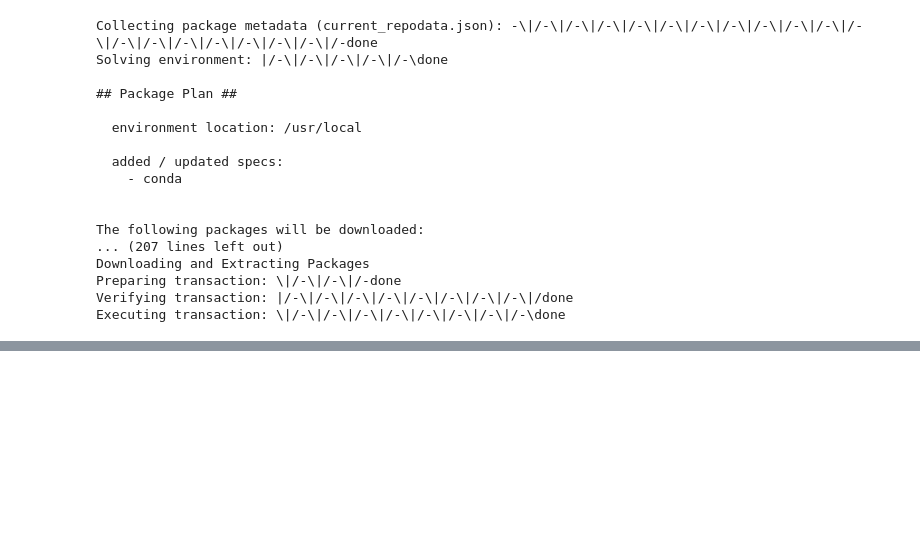
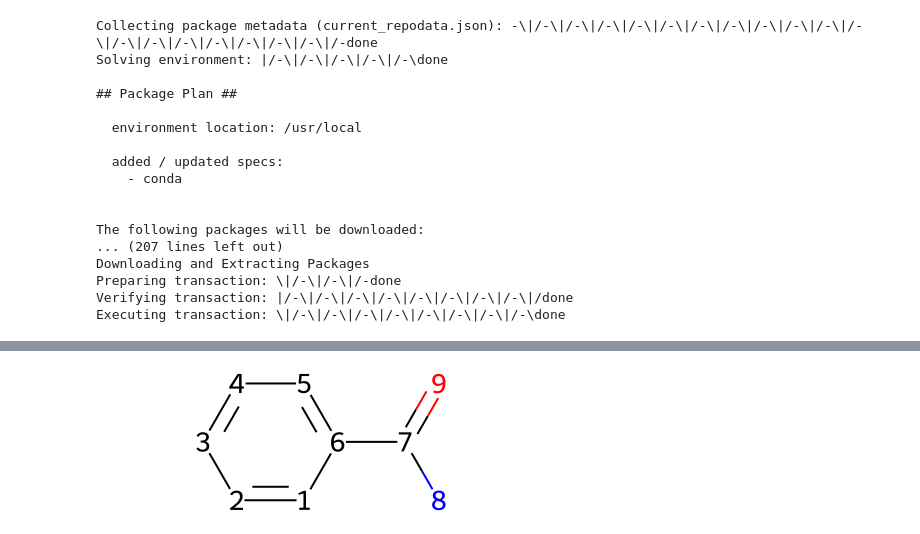
Before and after one commit to gmm/RDKit-on-Colab, a Jupyter notebook: RDKit_Google_Colab.ipynb, the cells around one changed output, grey strips where cells are left out. Cells and saved outputs as stored; diff of their text form; code cells hidden in the pictures; blank space fills up the shorter version.

```diff
--- a/RDKit_Google_Colab.ipynb
+++ b/RDKit_Google_Colab.ipynb
@@ -65,0 +87,11 @@ from rdkit import Chem
+# %%
+def show_atom_numbers(mol, label):
+  """See https://stackoverflow.com/questions/53321453/rdkit-how-to-show-moleculars-atoms-number?answertab=active#tab-top"""
+  for atom in mol.GetAtoms():
+    atom.SetProp(label, str(atom.GetIdx()+1))
+  return mol
+# %%
+mol = Chem.MolFromSmiles('c1ccccc(C(N)=O)1')
+show_atom_numbers(mol, 'atomLabel')
+# %% [output]
+[figure, added]
```
Also changed, not shown: parts of 9 cells of this notebook.
